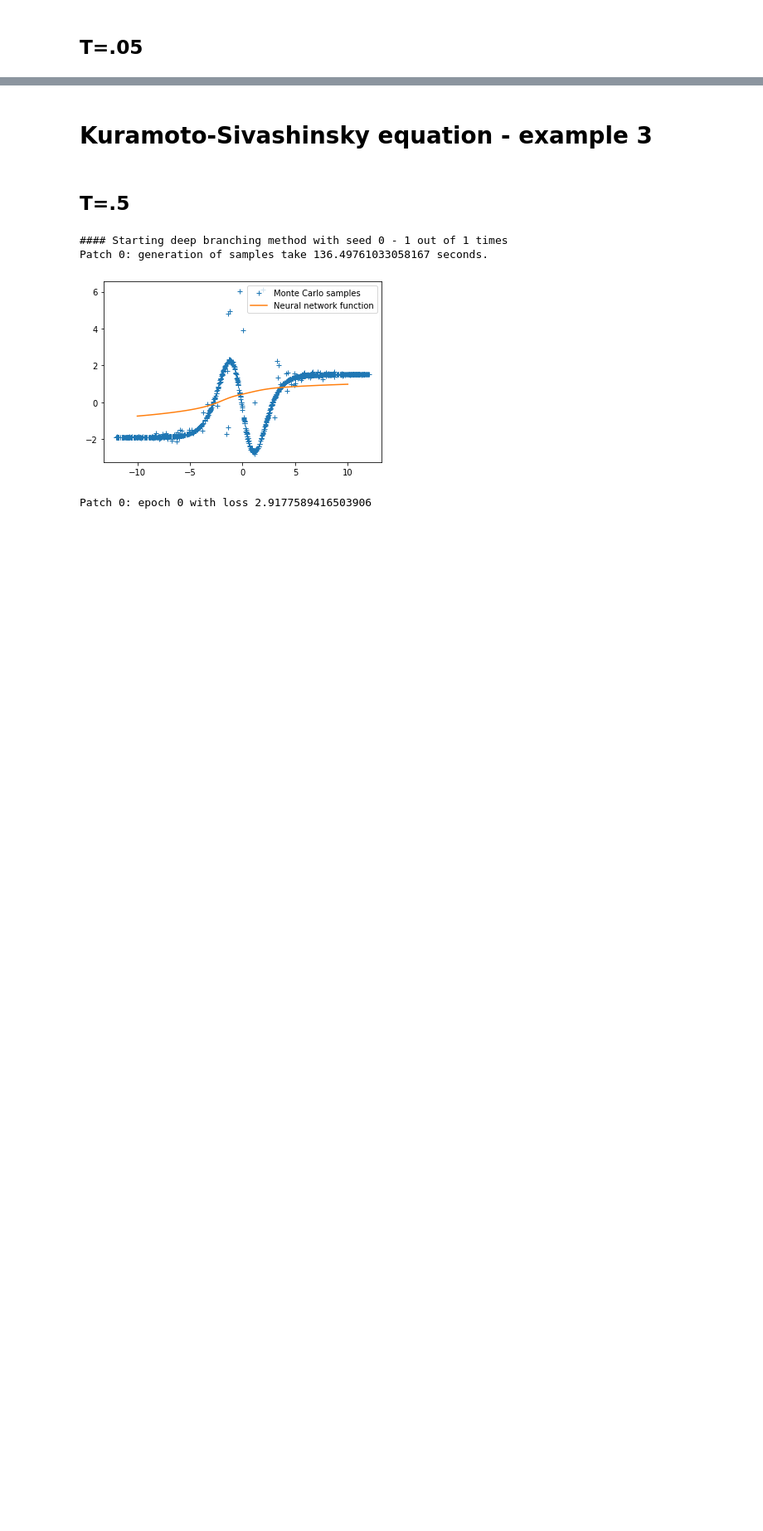
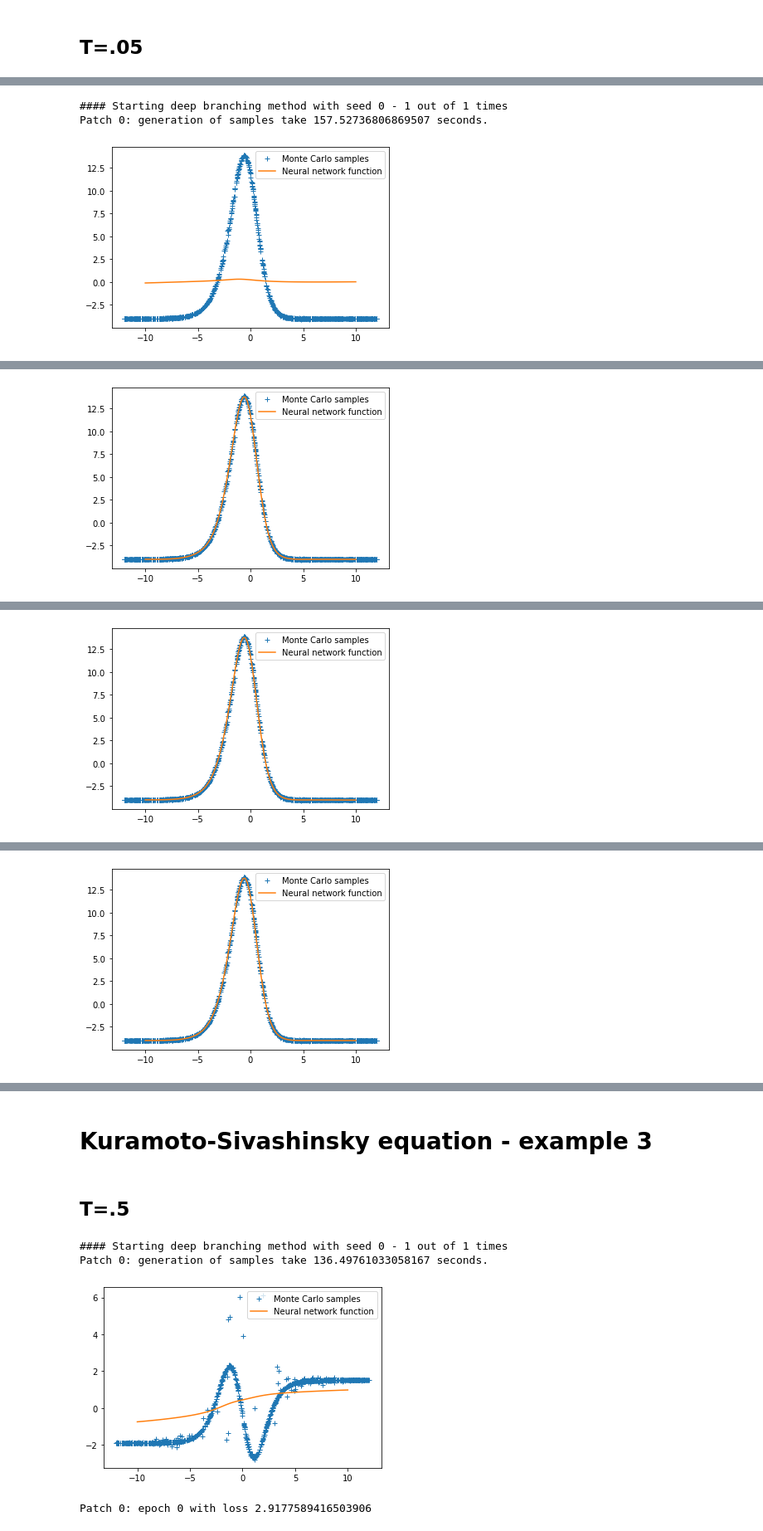
Before and after one commit to nguwijy/deep_branching, a Jupyter notebook: tmp.ipynb, the cells around one changed output, grey strips where cells are left out. Shown at 83% size. Saved outputs shown, nothing was run; the diff lists cells and outputs as text; code cells hidden in the pictures; blank space fills up the shorter version.

Commit message:
test: update kuramoto-sivashinsky

```diff
--- a/tmp.ipynb
+++ b/tmp.ipynb
@@ -437,0 +388,15 @@ Patch 0: epoch 2000 with loss 0.17140814661979675
+# %%
+# Performance comparison
+compare_performance(grid, grid_d_dim, grid_d_dim_with_t, t_lo, true, terminal=terminal, seeds=[0],
+                    disable_bsde=True, disable_galerkin=True, verbose=True, debug_mode=True,
+                    T=T, device=device, epochs=3000, fname="kuramoto-sivashinsky",
+                    branch_nb_states=1000, branch_nb_path_per_state=5000,
+                    branch_patches=1, branch_exponential_lambda=-math.log(.95)/T,
+                    branch_nb_states_per_batch=200, outlier_multiplier=100,
+                    bsde_nb_states=1000, bsde_nb_time_intervals=4,
+                    dgm_nb_states=10000, f_fun=f_example, dgm_f_fun=f_example,
+                    deriv_map=deriv_map, dgm_deriv_map=deriv_map, phi_fun=phi_example)
+# %% [output]
+#### Starting deep branching method with seed 0 - 1 out of 1 times
+Patch 0: generation of samples take 157.52736806869507 seconds.
+[figure, added]
@@ -437,0 +404 @@ Patch 0: epoch 2000 with loss 0.17140814661979675
+[figure, added]
@@ -437,0 +406 @@ Patch 0: epoch 2000 with loss 0.17140814661979675
+[figure, added]
@@ -437,0 +408 @@ Patch 0: epoch 2000 with loss 0.17140814661979675
+[figure, added]
```
Also changed, not shown: parts of 10 cells of this notebook, 1 other file.
